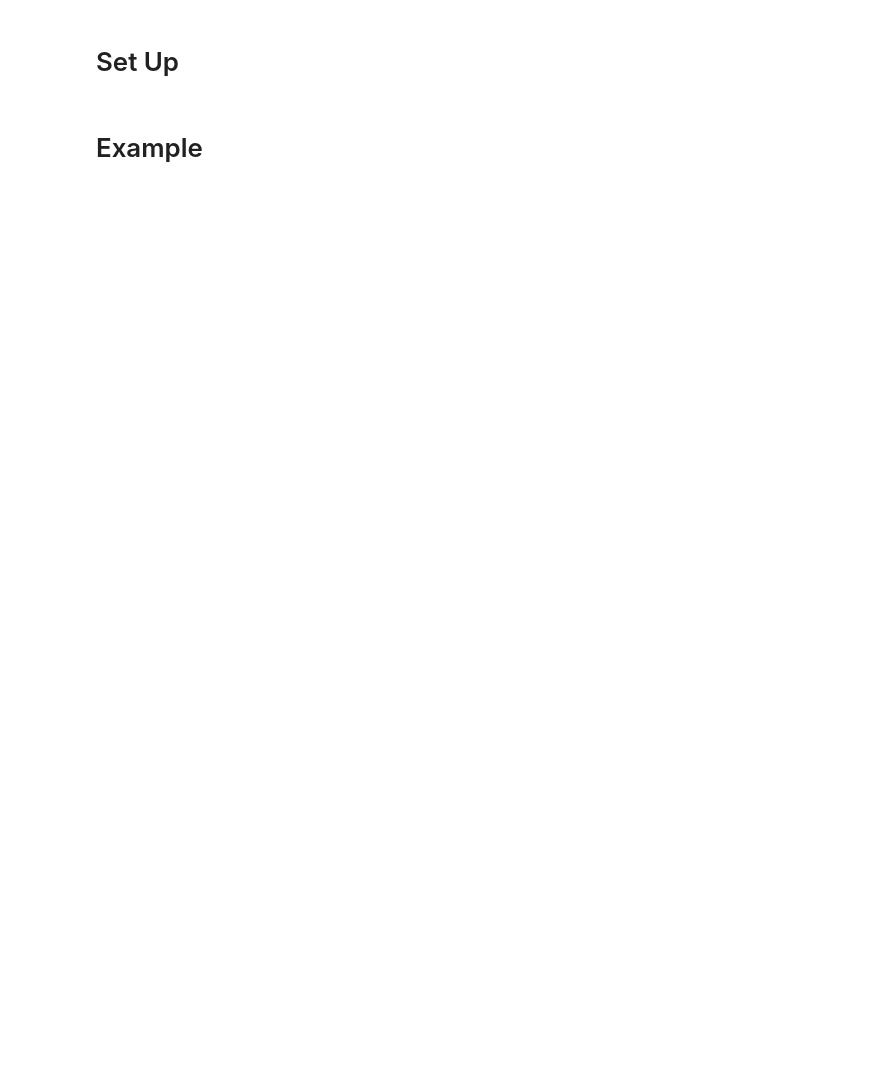
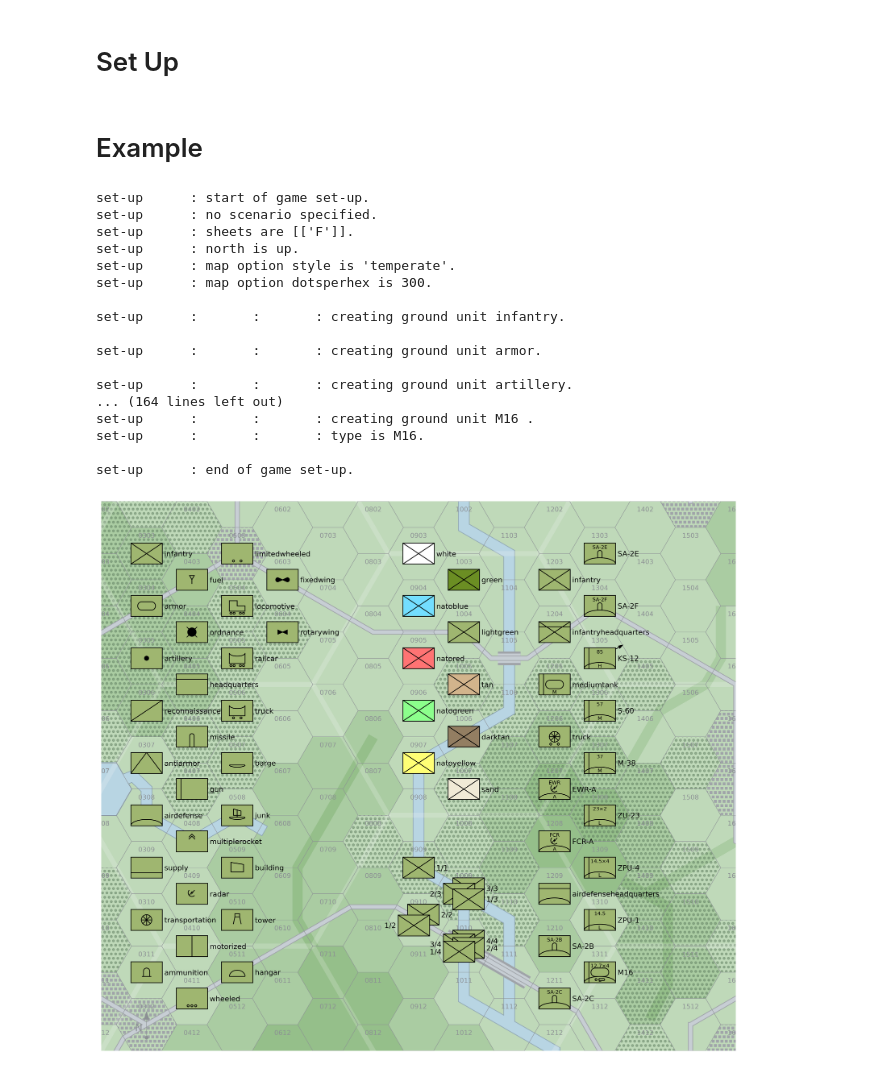
Before and after one commit to alanwatsonforster/glass, a Jupyter notebook: Ground Units.ipynb, the cells around one changed output. Saved outputs shown, nothing was run; the diff lists cells and outputs as text; code cells hidden in the pictures; blank space fills up the shorter version.

```diff
--- a/Ground Units.ipynb
+++ b/Ground Units.ipynb
@@ -55,30 +55,50 @@ setupgroundunit("3/4", hexcode, "infantry", stack="3/4", color="lightgreen")
 setupgroundunit("4/4", hexcode, "infantry", stack="4/4", color="lightgreen")
 
 
 x = 12
 y = 3
 for s in [
     "infantry",
     "infantryheadquarters",
     "mediumtank",
     "truck",
     "EWR-A",
     "FCR-A",
     "airdefenseheadquarters",
     "SA-2B", "SA-2C", "SA-2E", "SA-2F",
     "KS-12", "S-60", "M-38", "ZU-23", "ZPU-4", "ZPU-1",
+    "M16"
     ]:
     hexcode = "F-%02d%02d" % (x, y)
     if s == "KS-12":
         azimuth = "ENE"
     else:
         azimuth = None
     setupgroundunit(s + " ", hexcode, s, azimuth=azimuth, color="lightgreen")
     y += 1
     if y == 12:
         x += 1
         y = 3
 
 endgamesetup()
 drawmap(zoom=False, xmin=2, xmax=16, ymin=13, ymax=23.5)
 #drawmap(zoom=False, xmin=2, xmax=16, ymin=13, ymax=23.5, compactstacks=False)
+# %% [output]
+set-up      : start of game set-up.
+set-up      : no scenario specified.
+set-up      : sheets are [['F']].
+set-up      : north is up.
+set-up      : map option style is 'temperate'.
+set-up      : map option dotsperhex is 300.
+
+set-up      :       :       : creating ground unit infantry.
+
+set-up      :       :       : creating ground unit armor.
+
+set-up      :       :       : creating ground unit artillery.
+... (164 lines left out)
+set-up      :       :       : creating ground unit M16 .
+set-up      :       :       : type is M16.
+
+set-up      : end of game set-up.
+[figure, added]
```
Also changed, not shown: 17 other files.
